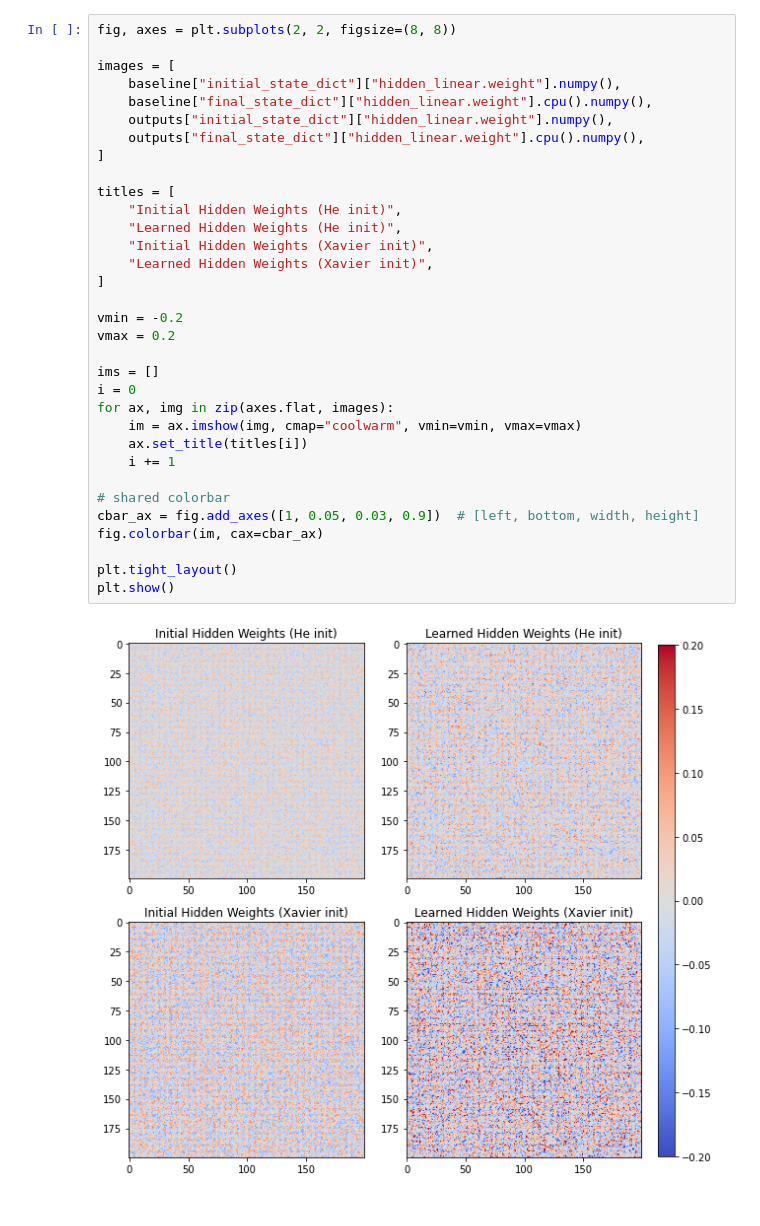
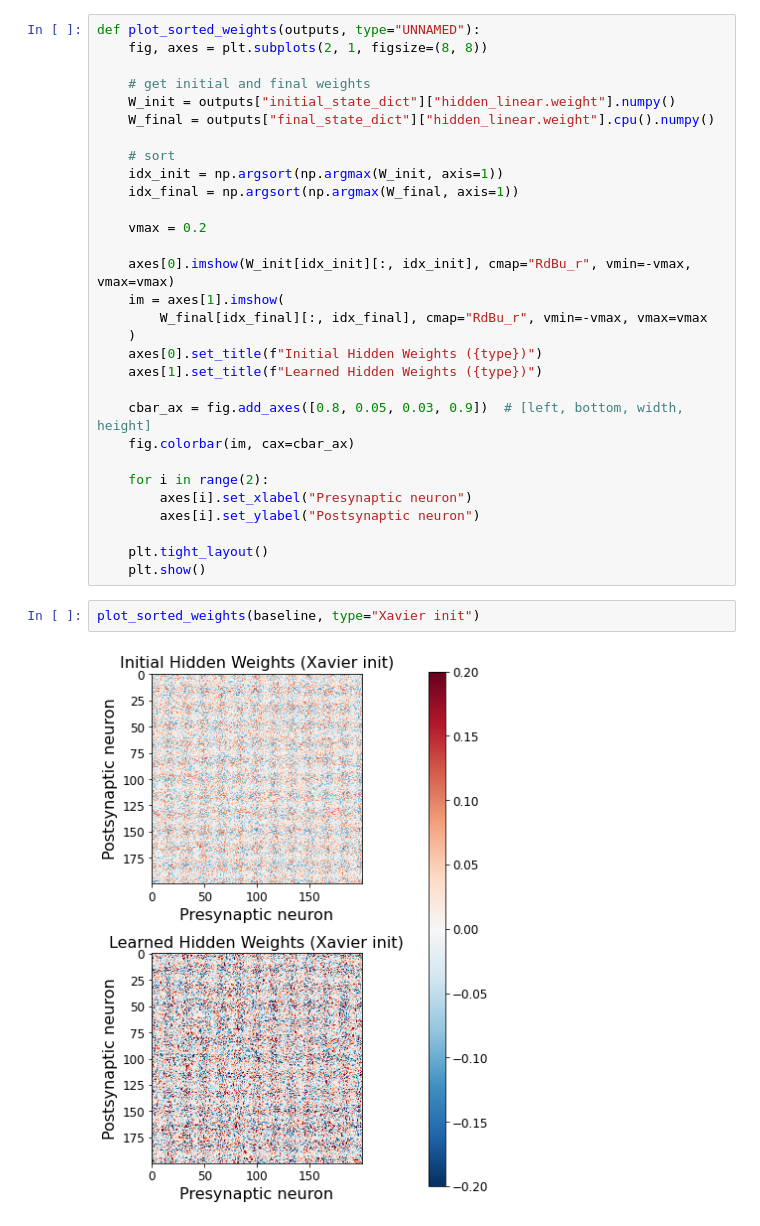
Before and after one commit to margotwagner/HCPrediction, a Jupyter notebook: notebooks/output-explorer.ipynb, the cells around one changed output. Saved outputs shown, nothing was run; the diff lists cells and outputs as text.

```diff
--- a/notebooks/output-explorer.ipynb
+++ b/notebooks/output-explorer.ipynb
@@ -91,35 +31,34 @@ outputs = torch.load("../Elman_SGD/predloss/no-mask/all-xavier-07092025.pth.tar"
-# %%
-fig, axes = plt.subplots(2, 2, figsize=(8, 8))
-
-images = [
-    baseline["initial_state_dict"]["hidden_linear.weight"].numpy(),
-    baseline["final_state_dict"]["hidden_linear.weight"].cpu().numpy(),
-    outputs["initial_state_dict"]["hidden_linear.weight"].numpy(),
-    outputs["final_state_dict"]["hidden_linear.weight"].cpu().numpy(),
-]
-
-titles = [
-    "Initial Hidden Weights (He init)",
-    "Learned Hidden Weights (He init)",
-    "Initial Hidden Weights (Xavier init)",
-    "Learned Hidden Weights (Xavier init)",
-]
-
-vmin = -0.2
-vmax = 0.2
-
-ims = []
-i = 0
-for ax, img in zip(axes.flat, images):
-    im = ax.imshow(img, cmap="coolwarm", vmin=vmin, vmax=vmax)
-    ax.set_title(titles[i])
-    i += 1
-
-# shared colorbar
-cbar_ax = fig.add_axes([1, 0.05, 0.03, 0.9])  # [left, bottom, width, height]
-fig.colorbar(im, cax=cbar_ax)
-
-plt.tight_layout()
-plt.show()
-# %% [output]
-[figure, removed]
+# %%
+def plot_sorted_weights(outputs, type="UNNAMED"):
+    fig, axes = plt.subplots(2, 1, figsize=(8, 8))
+
+    # get initial and final weights
+    W_init = outputs["initial_state_dict"]["hidden_linear.weight"].numpy()
+    W_final = outputs["final_state_dict"]["hidden_linear.weight"].cpu().numpy()
+
+    # sort
+    idx_init = np.argsort(np.argmax(W_init, axis=1))
+    idx_final = np.argsort(np.argmax(W_final, axis=1))
+
+    vmax = 0.2
+
+    axes[0].imshow(W_init[idx_init][:, idx_init], cmap="RdBu_r", vmin=-vmax, vmax=vmax)
+    im = axes[1].imshow(
+        W_final[idx_final][:, idx_final], cmap="RdBu_r", vmin=-vmax, vmax=vmax
+    )
+    axes[0].set_title(f"Initial Hidden Weights ({type})")
+    axes[1].set_title(f"Learned Hidden Weights ({type})")
+
+    cbar_ax = fig.add_axes([0.8, 0.05, 0.03, 0.9])  # [left, bottom, width, height]
+    fig.colorbar(im, cax=cbar_ax)
+
+    for i in range(2):
+        axes[i].set_xlabel("Presynaptic neuron")
+        axes[i].set_ylabel("Postsynaptic neuron")
+
+    plt.tight_layout()
+    plt.show()
+# %%
+plot_sorted_weights(baseline, type="Xavier init")
+# %% [output]
+[figure, added]
```
Also changed, not shown: parts of 11 cells of this notebook, 1 other file.
